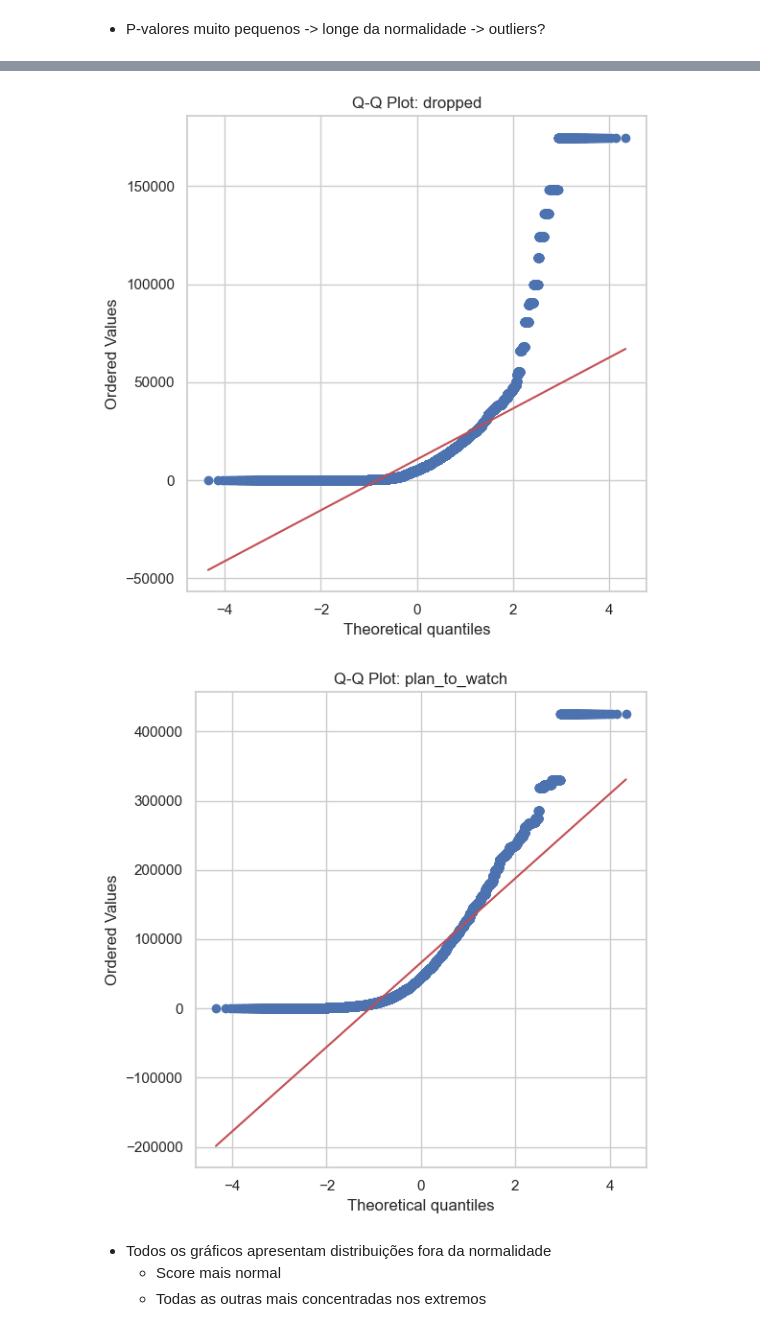
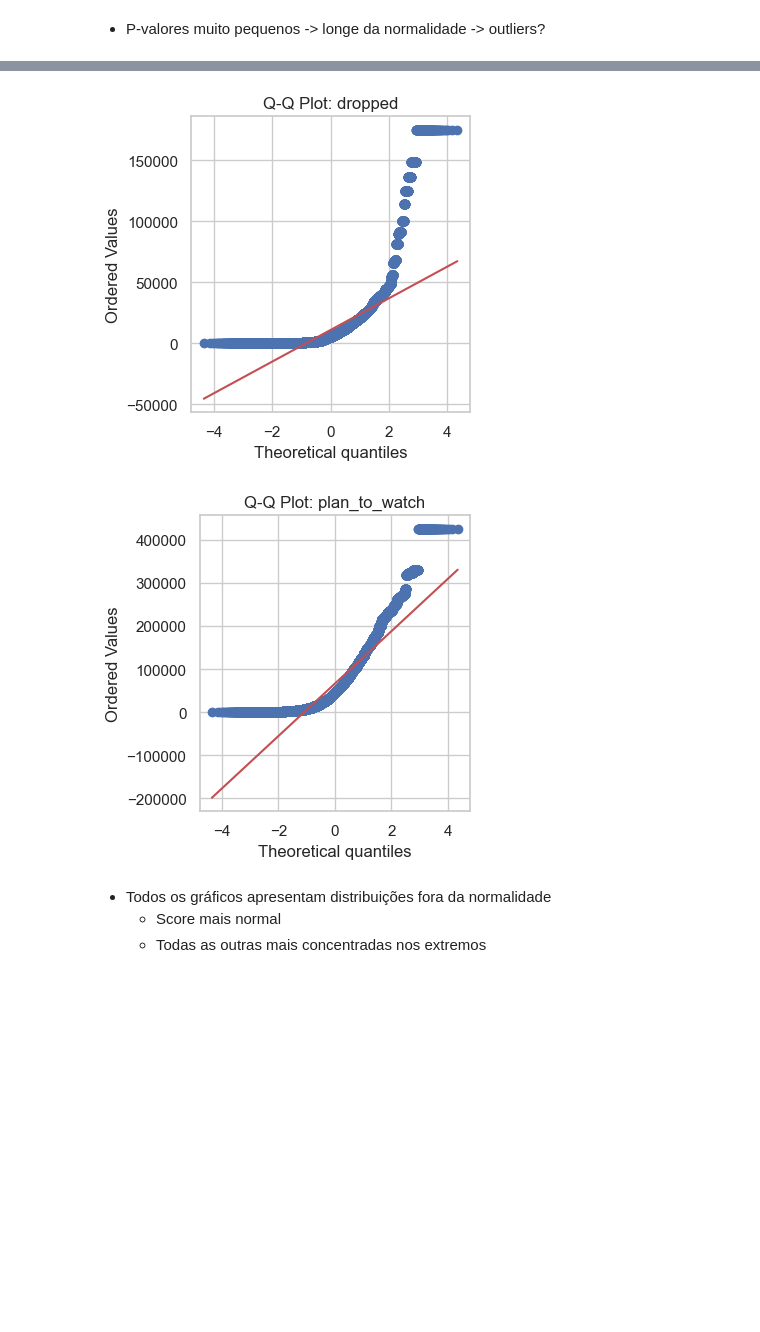
Before and after one commit to Nubily44/CD_EP, a Jupyter notebook: analise_exploratoria.ipynb, the cells around one changed output, grey strips where cells are left out. Cells and saved outputs as stored; diff of their text form; code cells hidden in the pictures; blank space fills up the shorter version.

```diff
--- a/analise_exploratoria.ipynb
+++ b/analise_exploratoria.ipynb
@@ -217,7 +217,7 @@ for col in numeric_analysis_cols:
         .to_numpy()
     )
 
-    plt.figure(figsize=(6, 6))
+    plt.figure(figsize=(4, 4))
     stats.probplot(data, dist="norm", plot=plt)
     plt.title(f"Q-Q Plot: {col}")
     plt.tight_layout()
@@ -233,5 +233,5 @@ for col in numeric_analysis_cols:
-[figure, old version]
+[figure, new version]
-[figure, old version]
+[figure, new version]
 # %% [markdown]
 - Todos os gráficos apresentam distribuições fora da normalidade
   - Score mais normal
```
Also changed, not shown: parts of 2 cells of this notebook.
